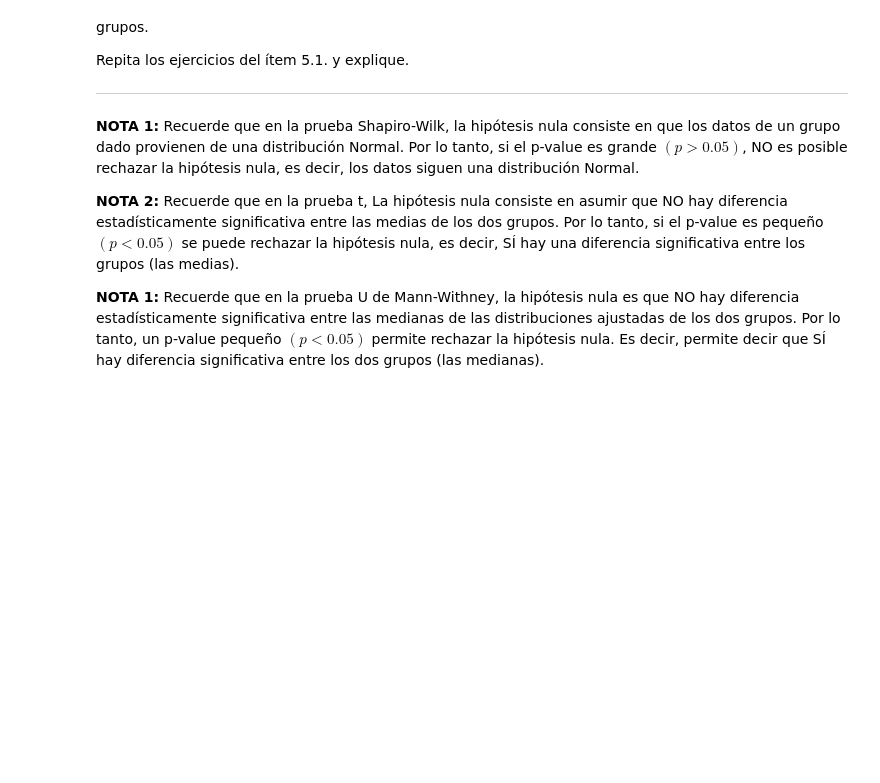
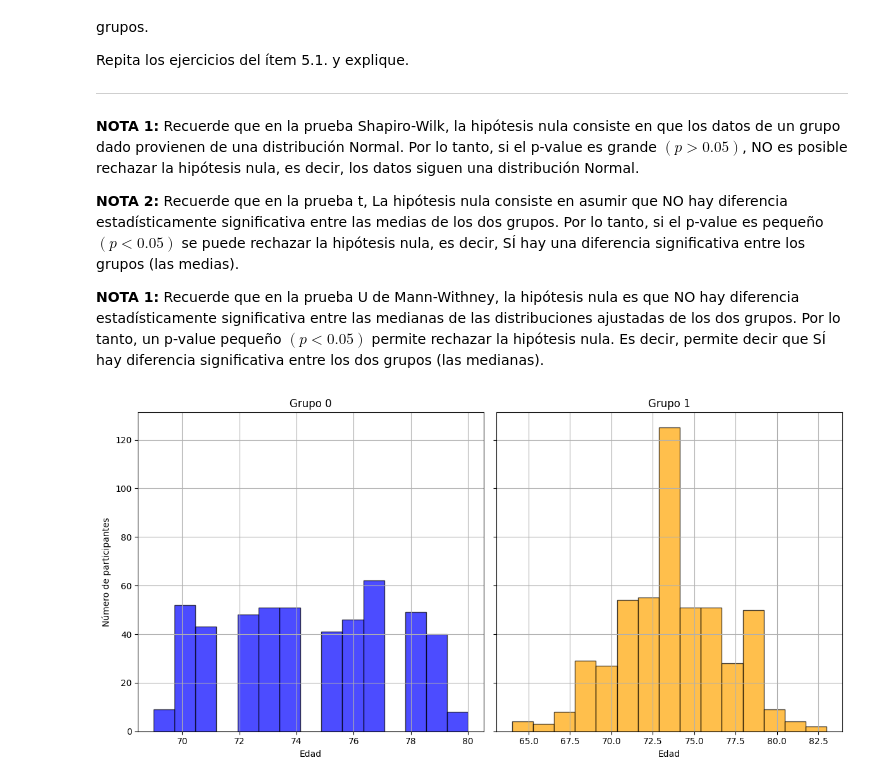
Before and after one commit to jbcgames/Lab_3_senales, a Jupyter notebook: Lab3_VA_PA_Estudiante.ipynb, the cells around one changed output. Saved outputs shown, nothing was run; the diff lists cells and outputs as text; code cells hidden in the pictures; blank space fills up the shorter version.

```diff
--- a/Lab3_VA_PA_Estudiante.ipynb
+++ b/Lab3_VA_PA_Estudiante.ipynb
@@ -602,3 +598,82 @@ Repita los ejercicios del ítem 5.1. y explique.
 **NOTA 2:** Recuerde que en la prueba t, La hipótesis nula consiste en asumir que NO hay diferencia estadísticamente significativa entre las medias de los dos grupos. Por lo tanto, si el p-value es pequeño $(p < 0.05)$ se puede rechazar la hipótesis nula, es decir, SÍ hay una diferencia significativa entre los grupos (las medias).
 
 **NOTA 1:** Recuerde que en la prueba U de Mann-Withney, la hipótesis nula es que NO hay diferencia estadísticamente significativa entre las medianas de las distribuciones ajustadas de los dos grupos. Por lo tanto, un p-value pequeño $(p < 0.05)$ permite rechazar la hipótesis nula. Es decir, permite decir que SÍ hay diferencia significativa entre los dos grupos (las medianas).
+# %%
+def ejercicio5_1(ruta_csv):
+    # Cargar archivo
+    datos = pd.read_csv(ruta_csv)
+
+    # Separar los grupos por el label
+    grupo0 = datos[datos['label'] == 0]['age']
+    grupo1 = datos[datos['label'] == 1]['age']
+
+    # Crear figura y subplots
+    fig, axes = plt.subplots(1, 2, figsize=(12, 6), sharey=True)
+
+    # Histograma para Grupo 0
+    axes[0].hist(grupo0, bins=15, alpha=0.7, color='blue', edgecolor='black')
+    axes[0].set_title('Grupo 0')
+    axes[0].set_xlabel('Edad')
+    axes[0].set_ylabel('Número de participantes')
+    axes[0].grid(True)
+
+    # Histograma para Grupo 1
+    axes[1].hist(grupo1, bins=15, alpha=0.7, color='orange', edgecolor='black')
+    axes[1].set_title('Grupo 1')
+    axes[1].set_xlabel('Edad')
+    axes[1].grid(True)
+
+    # Ajustar diseño
+    plt.tight_layout()
+    plt.show()
+    # Calcular estadísticas
+    media0, std0 = np.mean(grupo0), np.std(grupo0)
+    media1, std1 = np.mean(grupo1), np.std(grupo1)
+
+    print(f"Grupo 0 - Media: {media0:.2f}, Desviación estándar: {std0:.2f}")
+    print(f"Grupo 1 - Media: {media1:.2f}, Desviación estándar: {std1:.2f}")
+
+    # Comparar medias
+    diferencia_relativa = abs(media0 - media1) / ((media0 + media1) / 2) * 100
+    print(f"Diferencia relativa entre medias: {diferencia_relativa:.2f}%")
+
+    if diferencia_relativa < 5:
+        print("Las medias son similares.")
+    else:
+        print("Las medias son diferentes.")
+
+    return grupo0, grupo1
+def ejercicio5_2(grupo0, grupo1):
+    stat0, p0 = shapiro(grupo0)
+    stat1, p1 = shapiro(grupo1)
+
+    print("Resultados prueba de Shapiro-Wilk:")
+    print(f"Grupo 0 - p-value: {p0:.4f} {'✅ Normal' if p0 > 0.05 else '❌ No normal'}")
+    print(f"Grupo 1 - p-value: {p1:.4f} {'✅ Normal' if p1 > 0.05 else '❌ No normal'}")
+    print("-" * 50)
+
+    # Decisión basada en normalidad
+    if p0 > 0.05 and p1 > 0.05:
+        print("Ambos grupos son normales. Procedemos con t-test de Student (independientes).")
+        stat_test, p_test = ttest_ind(grupo0, grupo1, equal_var=False)  # No asumimos igual varianza por defecto
+        test_name = "t-test de Student"
+    else:
+        print("Al menos uno de los grupos no es normal. Procedemos con Mann-Whitney U test.")
+        stat_test, p_test = mannwhitneyu(grupo0, grupo1, alternative='two-sided')
+        test_name = "Mann-Whitney U test"
+
+    # Resultado de la prueba
+    print(f"Prueba utilizada: {test_name}")
+    print(f"p-value: {p_test:.4f}")
+
+    if p_test < 0.05:
+        print("⚡ Hay una diferencia estadísticamente significativa entre los dos grupos (p < 0.05).")
+    else:
+        print("✅ No se encontró una diferencia estadísticamente significativa entre los dos grupos (p ≥ 0.05).")
+
+
+    return
+grupo0, grupo1 = ejercicio5_1('https://raw.githubusercontent.com/jbcgames/Lab_3_senales/main/Muestras_1.csv')
+ejercicio5_2(grupo0, grupo1)
+# %% [output]
+[figure, added]
```
Also changed, not shown: parts of 5 cells of this notebook.
